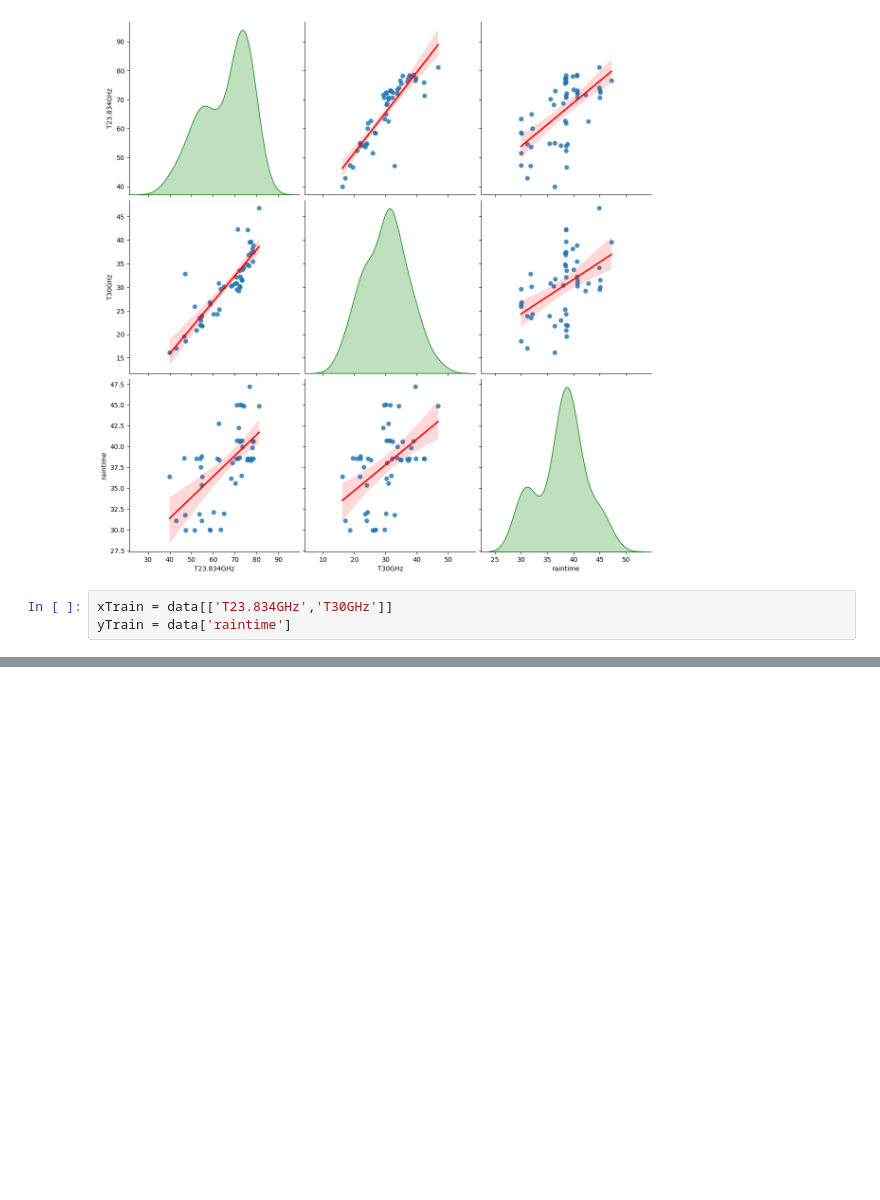
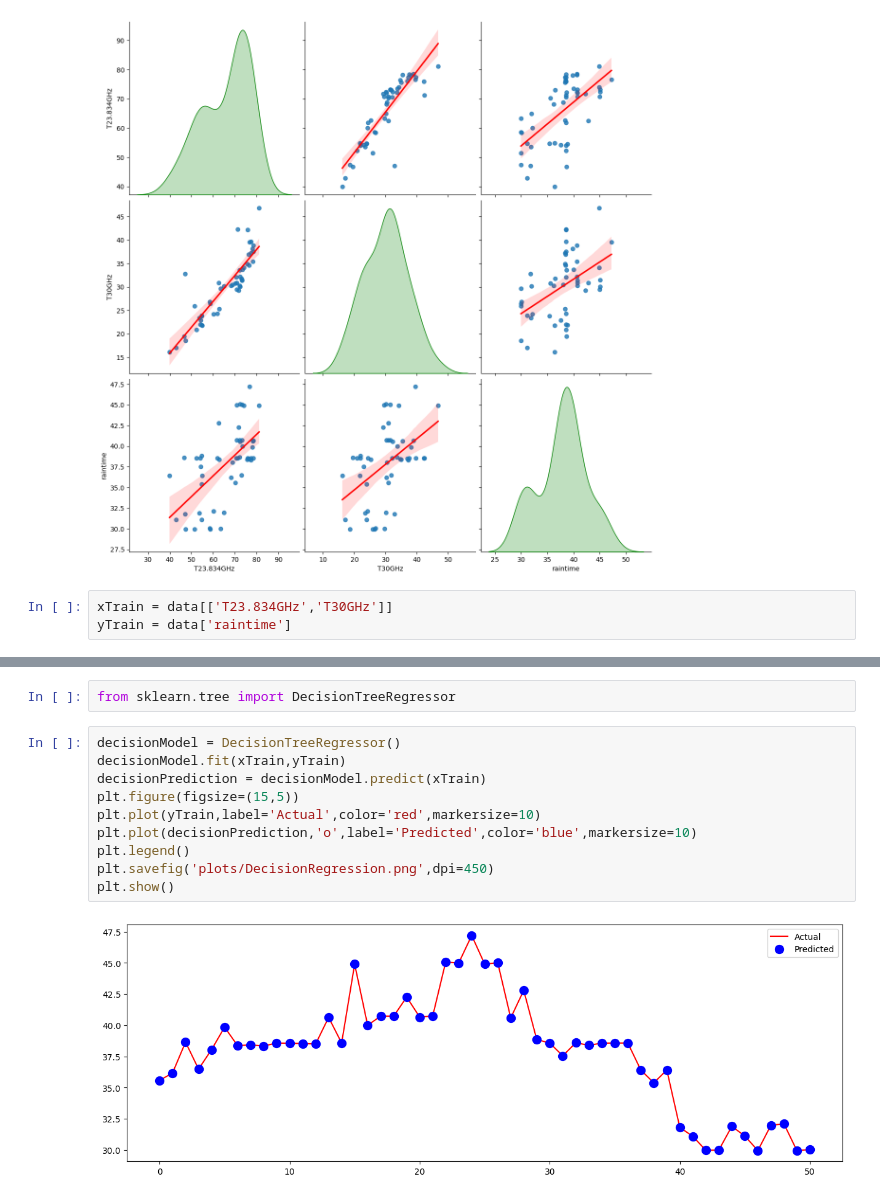
Before and after one commit to rajsahu2004/Radiometric-Method-Project, a Jupyter notebook: code.ipynb, the cells around one changed output, grey strips where cells are left out. Cells and saved outputs as stored; diff of their text form; blank space fills up the shorter version.

```diff
--- a/code.ipynb
+++ b/code.ipynb
@@ -141,0 +220,14 @@ yTrain = data['raintime']
+# %%
+from sklearn.tree import DecisionTreeRegressor
+# %%
+decisionModel = DecisionTreeRegressor()
+decisionModel.fit(xTrain,yTrain)
+decisionPrediction = decisionModel.predict(xTrain)
+plt.figure(figsize=(15,5))
+plt.plot(yTrain,label='Actual',color='red',markersize=10)
+plt.plot(decisionPrediction,'o',label='Predicted',color='blue',markersize=10)
+plt.legend()
+plt.savefig('plots/DecisionRegression.png',dpi=450)
+plt.show()
+# %% [output]
+[figure, added]
```
Also changed, not shown: parts of 8 cells of this notebook, 8 other files.
